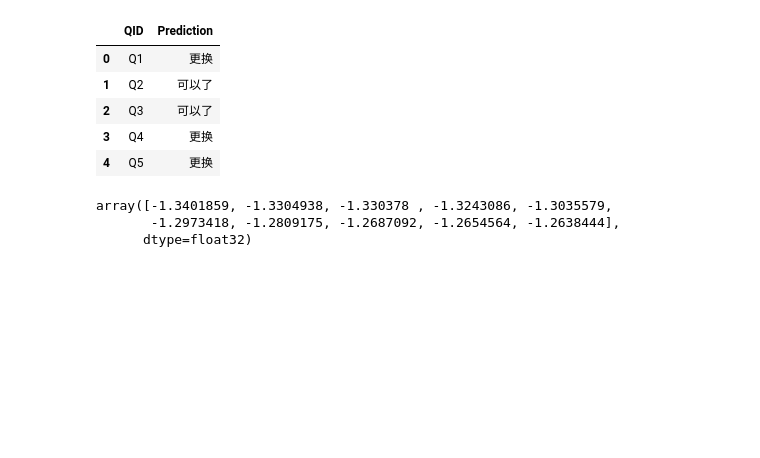
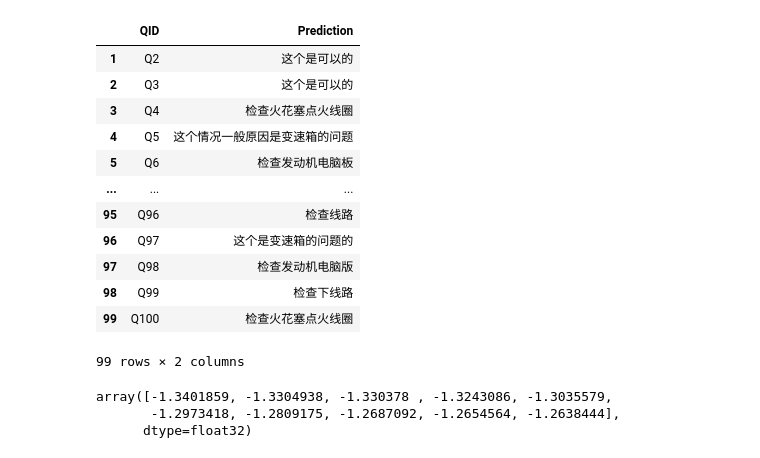
Before and after one commit to skeletao/nlp2, a Jupyter notebook: projects/P01_QA_summarization_inference/notebooks/seq2seq.ipynb, the cells around one changed output. Saved outputs shown, nothing was run; the diff lists cells and outputs as text; code cells hidden in the pictures; blank space fills up the shorter version.

```diff
--- a/projects/P01_QA_summarization_inference/notebooks/seq2seq.ipynb
+++ b/projects/P01_QA_summarization_inference/notebooks/seq2seq.ipynb
@@ -168,14 +197,21 @@ files
 # %%
 out_put_path = os.path.join(test_output_dir, files[2])
 out_df = pd.read_csv(out_put_path, encoding='utf-8')
-out_df.head(5)
+out_df.iloc[1:100]
 # %% [output]
 |  | QID | Prediction |
-| 0 | Q1 | 更换 |
-| 1 | Q2 | 可以了 |
-| 2 | Q3 | 可以了 |
-| 3 | Q4 | 更换 |
-| 4 | Q5 | 更换 |
+| 1 | Q2 | 这个是可以的 |
+| 2 | Q3 | 这个是可以的 |
+| 3 | Q4 | 检查火花塞点火线圈 |
+| 4 | Q5 | 这个情况一般原因是变速箱的问题 |
+| 5 | Q6 | 检查发动机电脑板 |
+| ... | ... | ... |
+| 95 | Q96 | 检查线路 |
+| 96 | Q97 | 这个是变速箱的问题的 |
+| 97 | Q98 | 检查发动机电脑版 |
+| 98 | Q99 | 检查下线路 |
+| 99 | Q100 | 检查火花塞点火线圈 |
+99 rows × 2 columns
 # %%
 w2v_embedding_path = loc_path.get_path('w2v_embedding')
 with open(w2v_embedding_path, 'rb') as f:
```
Also changed, not shown: parts of 15 cells of this notebook, 15 other files.
